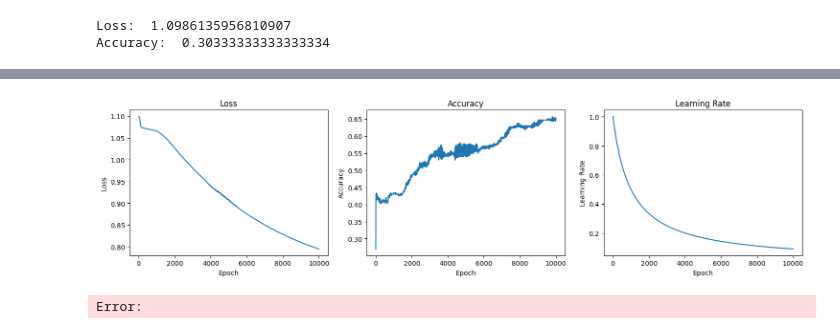
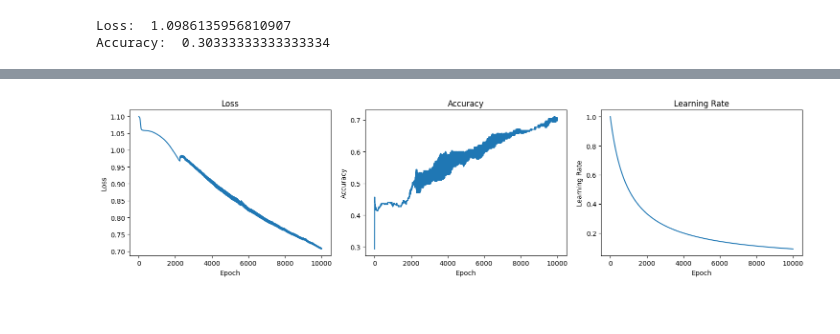
Before and after one commit to Bansnetsajak007/coreMachineLearningandDeepLearning, a Jupyter notebook: DeepLearning/NeuralNetworkFromStratch/AnnStratch.ipynb, the cells around one changed output, grey strips where cells are left out. Cells and saved outputs as stored; diff of their text form; code cells hidden in the pictures.

```diff
--- a/DeepLearning/NeuralNetworkFromStratch/AnnStratch.ipynb
+++ b/DeepLearning/NeuralNetworkFromStratch/AnnStratch.ipynb
@@ -286,7 +336,7 @@ After basckward pass
 #full pipeline with vanilla optimizer
 
 import matplotlib.pyplot as plt
-
+X, y = spiral_data(samples=100, classes=3)
 losses = []
 accuracies = []
 
@@ -296,7 +346,7 @@ activation1 = Activation_ReLU()
 dense2 = DenseLayer(64,3)
 
 loss_activation = ACtivation_softmax_Loss_CategoricalCrossentropy()
-optimizer = VanillaOptimizer(learning_rate=1)
+optimizer = VanillaOptimizer()
 
 #training loop
 for epoch in range(10001):
@@ -381,7 +431,7 @@ activation1 = Activation_ReLU()
 dense2 = DenseLayer(64,3)
 
 loss_activation = ACtivation_softmax_Loss_CategoricalCrossentropy()
-optimizer = LearningRateDecayOptimizer(decay=1e-3)
+optimizer = LearningRateDecayOptimizer(learning_rate=1.0, decay=1e-3)
 
 #training loop
 for epoch in range(10001):
@@ -462,2 +512 @@ epoch: 10000, loss: 0.795, accuracy: 0.650 learning rate: 0.09091735612328393
-[figure, old version]
+[figure, new version]
-Error:
```
Also changed, not shown: parts of 5 cells of this notebook, 1 other file.
